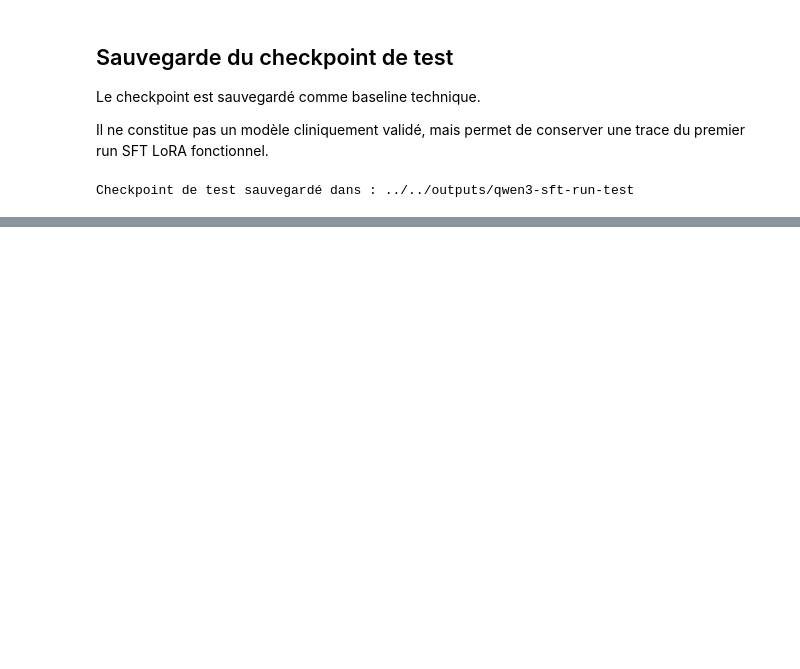
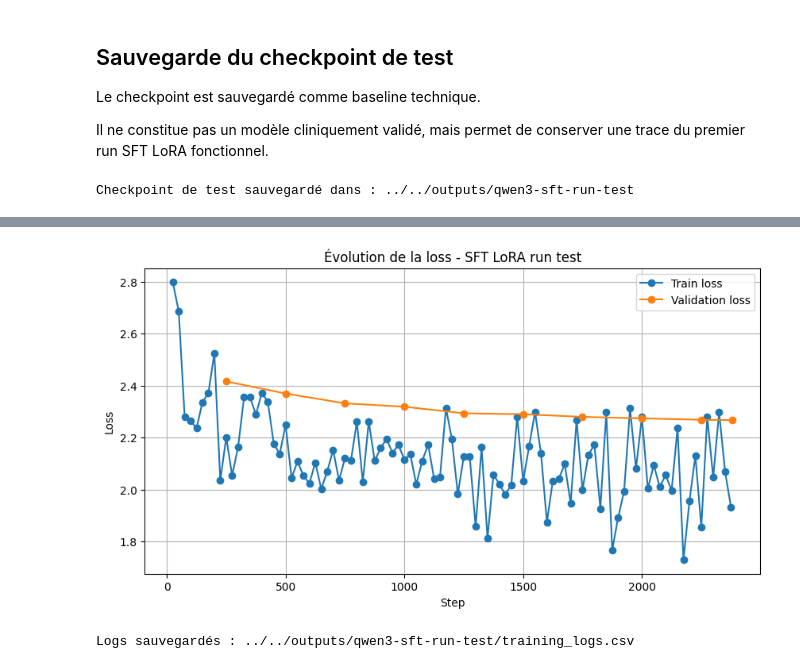
Before and after one commit to CelPri/projet14-triage-medical-ai, a Jupyter notebook: notebooks/training/01_sft_lora_test_pipeline.ipynb, the cells around one changed output, grey strips where cells are left out. Cells and saved outputs as stored; diff of their text form; code cells hidden in the pictures; blank space fills up the shorter version.

Commit message:
Add deployment report and final training results

```diff
--- a/notebooks/training/01_sft_lora_test_pipeline.ipynb
+++ b/notebooks/training/01_sft_lora_test_pipeline.ipynb
@@ -559,0 +570,13 @@ Le run de test permet de valider l'exécution technique du fine-tuning SFT LoRA.
+# %%
+import json
+import pandas as pd
+import matplotlib.pyplot as plt
+
+trainer_state_path = "../../outputs/qwen3-sft-run-test/checkpoint-2381/trainer_state.json"
+
+with open(trainer_state_path, "r", encoding="utf-8") as f:
+    trainer_state = json.load(f)
+
+logs_df = pd.DataFrame(trainer_state["log_history"])
+
+logs_df.tail()
@@ -559,0 +590,24 @@ Le run de test permet de valider l'exécution technique du fine-tuning SFT LoRA.
+# %%
+train_logs = logs_df[logs_df["loss"].notna()]
+eval_logs = logs_df[logs_df["eval_loss"].notna()]
+
+plt.figure(figsize=(10, 5))
+
+plt.plot(train_logs["step"], train_logs["loss"], label="Train loss", marker="o")
+plt.plot(eval_logs["step"], eval_logs["eval_loss"], label="Validation loss", marker="o")
+
+plt.xlabel("Step")
+plt.ylabel("Loss")
+plt.title("Évolution de la loss - SFT LoRA run test")
+plt.legend()
+plt.grid(True)
+plt.show()
+# %% [output]
+[figure, added]
+# %%
+logs_path = "../../outputs/qwen3-sft-run-test/training_logs.csv"
+logs_df.to_csv(logs_path, index=False)
+
+print("Logs sauvegardés :", logs_path)
+# %% [output]
+Logs sauvegardés : ../../outputs/qwen3-sft-run-test/training_logs.csv
```
Also changed, not shown: parts of 7 cells of this notebook, 4 other files.
